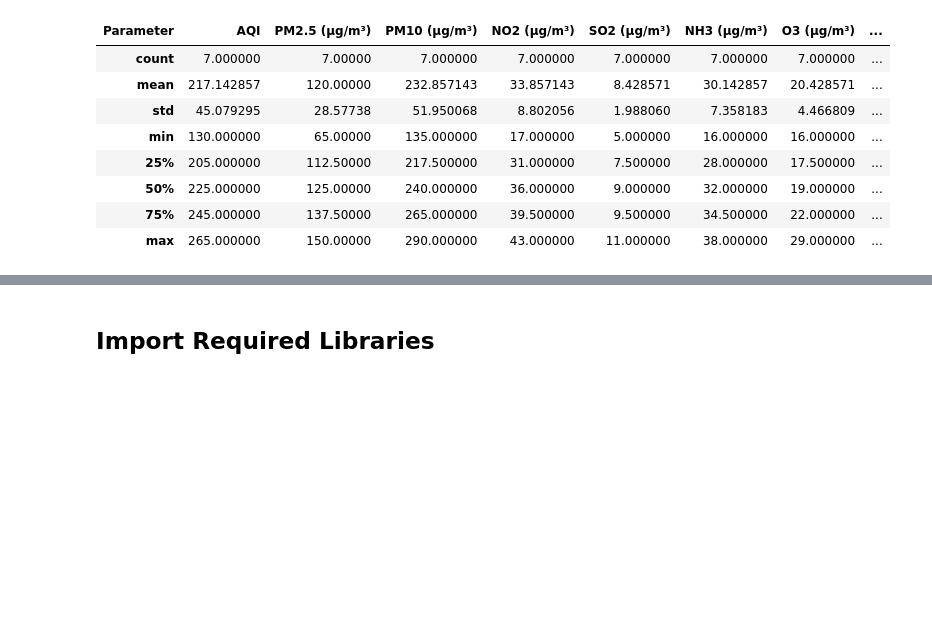
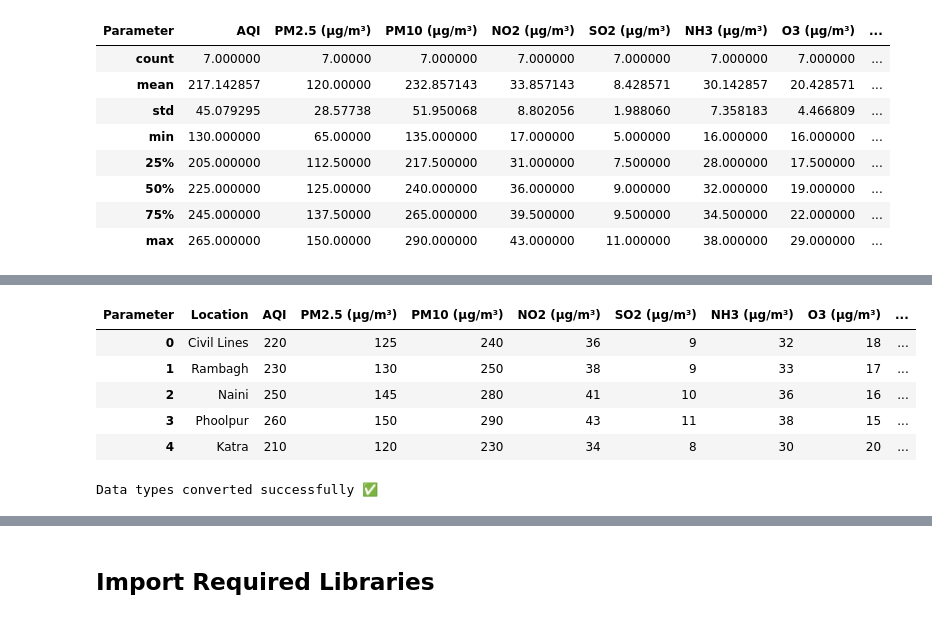
Before and after one commit to Anjalitiwari99/AQI_Prediction_System, a Jupyter notebook: notebooks/01_Data_Preprocessing.ipynb, the cells around one changed output, grey strips where cells are left out. Saved outputs shown, nothing was run; the diff lists cells and outputs as text; code cells hidden in the pictures; blank space fills up the shorter version.

```diff
--- a/notebooks/01_Data_Preprocessing.ipynb
+++ b/notebooks/01_Data_Preprocessing.ipynb
@@ -454,0 +498,21 @@ df2.describe()
+# %%
+df3 = df3.set_index("Parameter").T.reset_index()
+
+df3.rename(columns={"index": "Location"}, inplace=True)
+
+df3.head()
+# %% [output]
+| Parameter | Location | AQI | PM2.5 (µg/m³) | PM10 (µg/m³) | NO2 (µg/m³) | SO2 (µg/m³) | NH3 (µg/m³) | O3 (µg/m³) | ... |
+| 0 | Civil Lines | 220 | 125 | 240 | 36 | 9 | 32 | 18 | ... |
+| 1 | Rambagh | 230 | 130 | 250 | 38 | 9 | 33 | 17 | ... |
+| 2 | Naini | 250 | 145 | 280 | 41 | 10 | 36 | 16 | ... |
+| 3 | Phoolpur | 260 | 150 | 290 | 43 | 11 | 38 | 15 | ... |
+| 4 | Katra | 210 | 120 | 230 | 34 | 8 | 30 | 20 | ... |
+# %%
+numeric_columns = df3.columns[1:]
+
+df3[numeric_columns] = df3[numeric_columns].apply(pd.to_numeric)
+
+print("Data types converted successfully ✅")
+# %% [output]
+Data types converted successfully ✅
```
Also changed, not shown: parts of 5 cells of this notebook.
